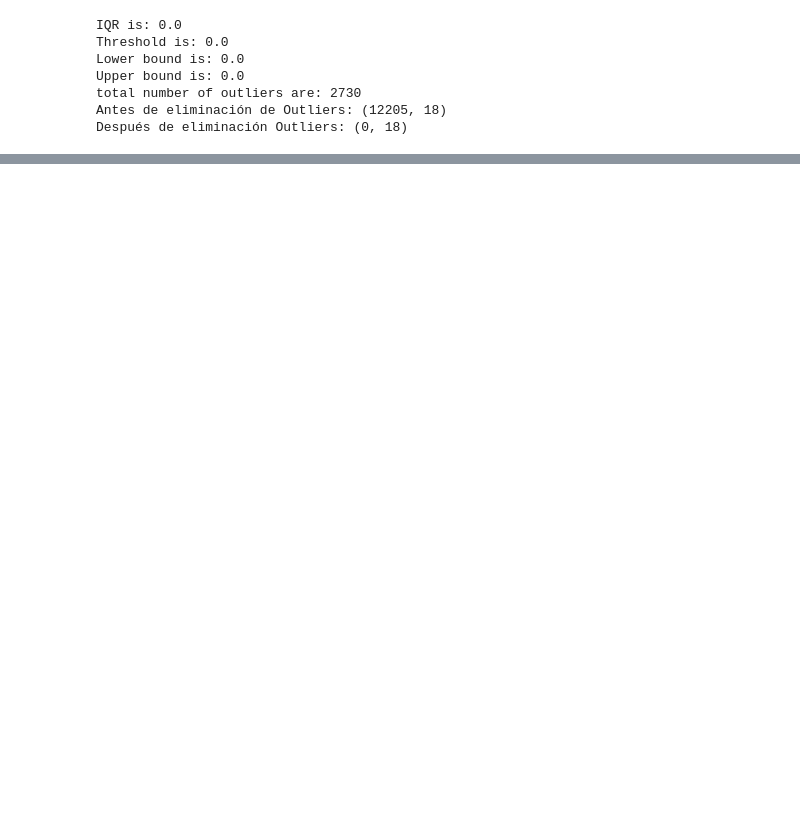
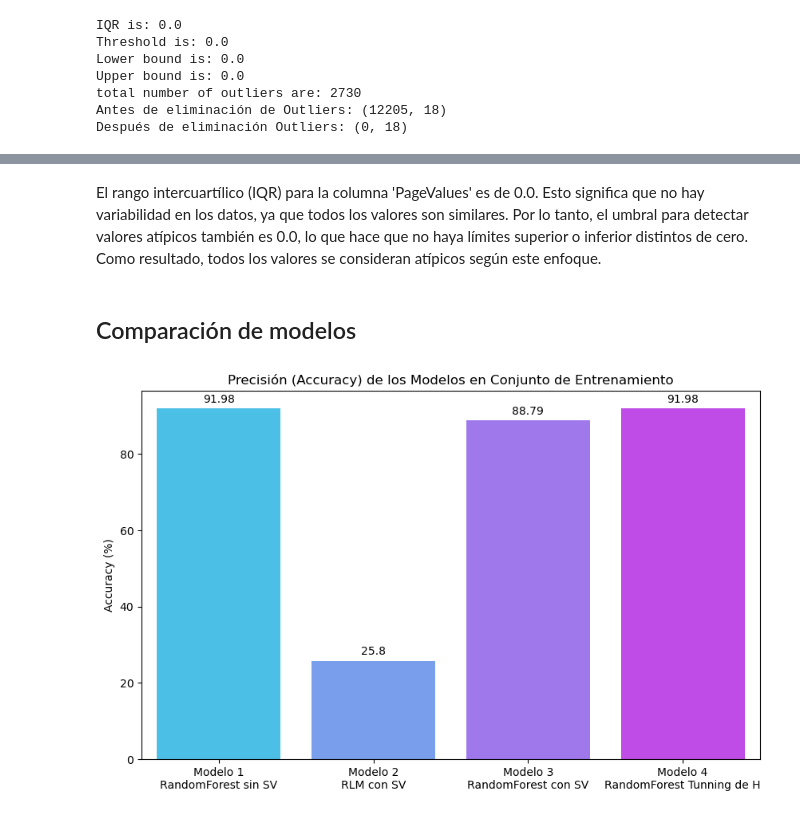
Before and after one commit to osiris-contreras/Osiris-Contreras-Trillos-, a Jupyter notebook: Proyecto modulo 1.1.ipynb, the cells around one changed output, grey strips where cells are left out. Drawn from its saved outputs; the diff is of its cells as text; code cells hidden in the pictures; blank space fills up the shorter version.

```diff
--- a/Proyecto modulo 1.1.ipynb
+++ b/Proyecto modulo 1.1.ipynb
@@ -788,0 +677,18 @@ R2-adjusted (Validación): 44.98
+# %% [markdown]
+El rango intercuartílico (IQR) para la columna 'PageValues' es de 0.0. Esto significa que no hay variabilidad en los datos, ya que todos los valores son similares. Por lo tanto, el umbral para detectar valores atípicos también es 0.0, lo que hace que no haya límites superior o inferior distintos de cero. Como resultado, todos los valores se consideran atípicos según este enfoque.
+# %% [markdown]
+## Comparación de modelos
+# %%
+# Gráfico de barras comparativo de la precisión en los conjuntos de entrenamiento
+accuracies = [91.98, 25.80, 88.79, 91.98]
+models = ['Modelo 1\nRandomForest sin SV', 'Modelo 2\nRLM con SV', 'Modelo 3\nRandomForest con SV', 'Modelo 4\nRandomForest Tunning de H']
+plt.figure(figsize=(10, 6))
+sns.barplot(x=models, y=accuracies, palette='cool')
+plt.title('Precisión (Accuracy) de los Modelos en Conjunto de Entrenamiento')
+plt.ylabel('Accuracy (%)')
+plt.xticks(rotation=0)
+for i, v in enumerate(accuracies):
+    plt.text(i, v + 1, str(round(v, 2)), ha='center', va='bottom', fontsize=10)
+plt.show()
+# %% [output]
+[figure, added]
```
Also changed, not shown: parts of 18 cells of this notebook.
